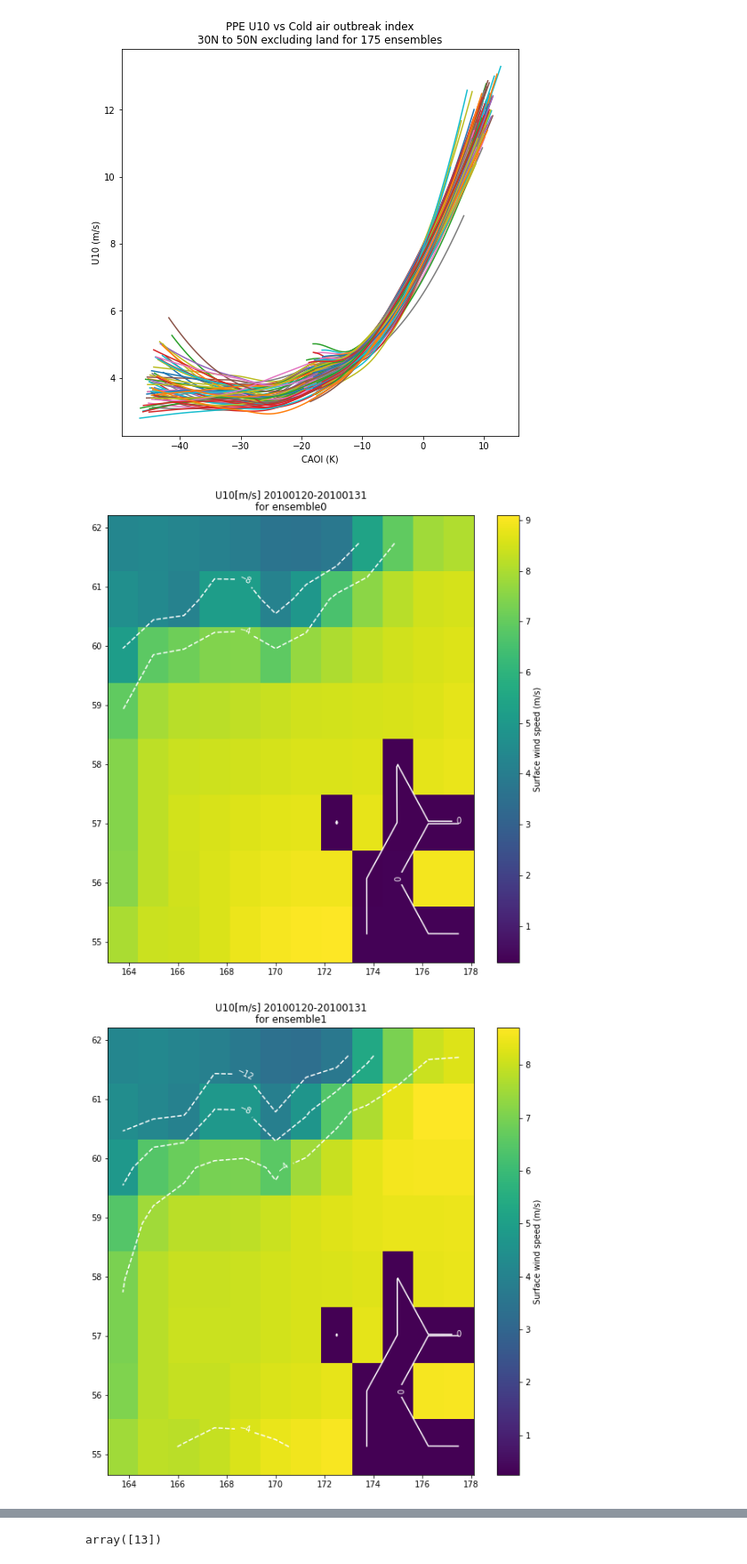
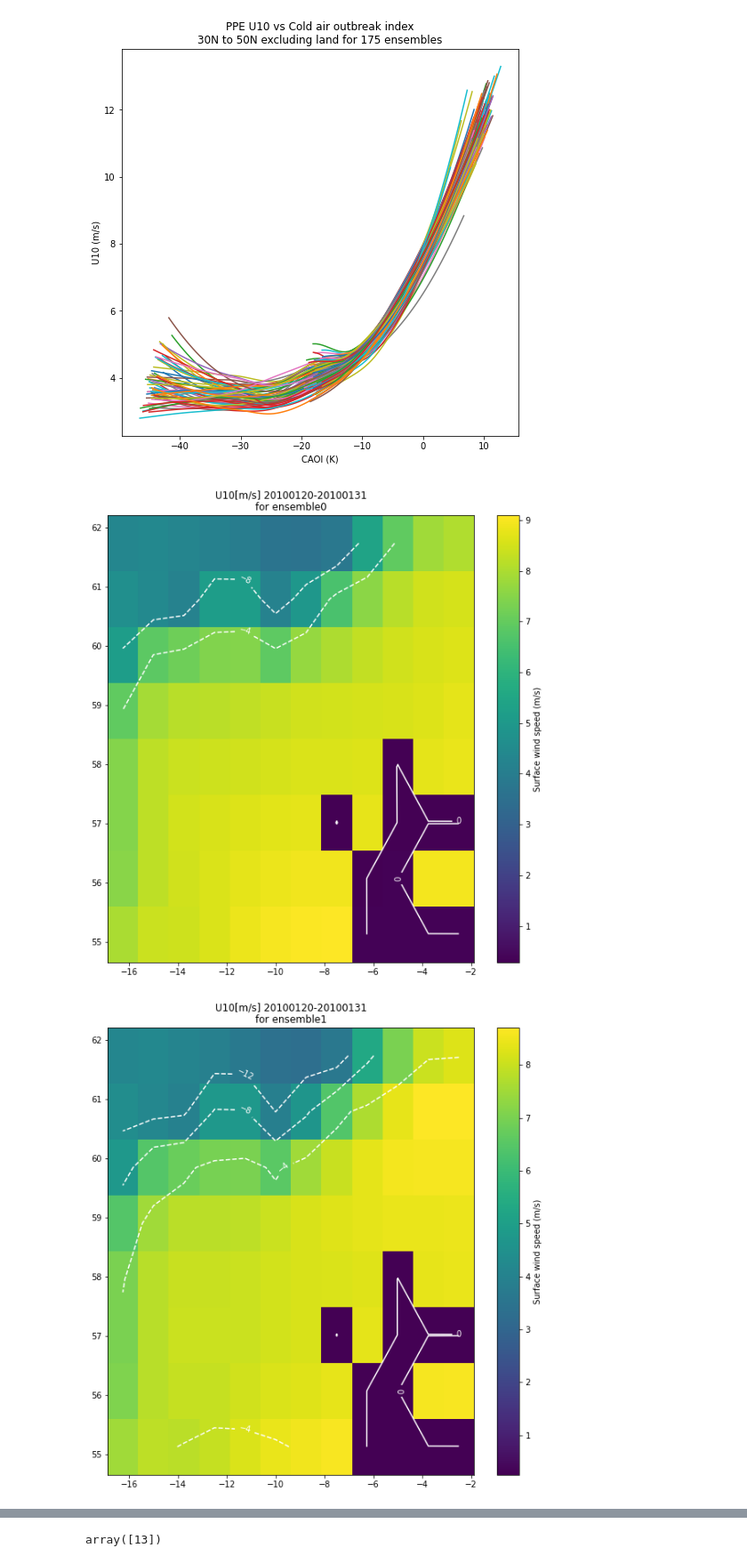
Before and after one commit to geethmaw/link, a Jupyter notebook: PPE_1.ipynb, the cells around one changed output, grey strips where cells are left out. Shown at 89% size. Drawn from its saved outputs; the diff is of its cells as text; code cells hidden in the pictures.

```diff
--- a/PPE_1.ipynb
+++ b/PPE_1.ipynb
@@ -86,36 +88,36 @@ plt.savefig('/glade/u/home/geethma/link/GCMres/ppeU10vsMwithMACLWP.png')
 # %%
 x_lat = np.array(lat_new)
 lat_ind1 = np.where(x_lat == x_lat.flat[np.abs(x_lat - (55)).argmin()])[0]
 lat_ind2 = np.where(x_lat == x_lat.flat[np.abs(x_lat - (63)).argmin()])[0]
 
-x_lon = np.array(lon)
-lon_ind1 = np.where(x_lon == x_lon.flat[np.abs(x_lon - (164)).argmin()])[0]
-lon_ind2 = np.where(x_lon == x_lon.flat[np.abs(x_lon - (179)).argmin()])[0]
+x_lon = np.array(lon-180.)
+lon_ind1 = np.where(x_lon == x_lon.flat[np.abs(x_lon - (-16)).argmin()])[0]
+lon_ind2 = np.where(x_lon == x_lon.flat[np.abs(x_lon - (-1)).argmin()])[0]
 
 for en in range(0,10):
     x_sfcWind = locals()['MIDU10_'+str(en)]
     m_sfcWind = x_sfcWind[:,lat_ind1[0]:lat_ind2[0],lon_ind1[0]:lon_ind2[0]]
 
     x_M = np.subtract(locals()['MIDTS_'+str(en)],locals()['theta_850_'+str(en)])
     m_M = x_M[:,lat_ind1[0]:lat_ind2[0],lon_ind1[0]:lon_ind2[0]]
 
     cao = np.mean(m_M,axis=0)
     sw  = np.mean(m_sfcWind,axis=0)
 
     fig = plt.figure(figsize=(10,10))
     scatter = plt.pcolormesh(x_lon[lon_ind1[0]:lon_ind2[0]], x_lat[lat_ind1[0]:lat_ind2[0]],sw)
     f = plt.contour(x_lon[lon_ind1[0]:lon_ind2[0]], x_lat[lat_ind1[0]:lat_ind2[0]], cao,
                     5,colors='white',levels=[0,4,8,12],linestyles='-')
     g = plt.contour(x_lon[lon_ind1[0]:lon_ind2[0]], x_lat[lat_ind1[0]:lat_ind2[0]], cao,
                     5,colors='white',levels=[-12,-8,-4],linestyles='--')
     cbar = plt.colorbar(scatter)
     cbar.ax.set_ylabel('Surface wind speed (m/s)')
     plt.clabel(f, inline=True, fontsize=10)
     plt.clabel(g, inline=True, fontsize=10)
     plt.title('U10[m/s] 20100120-20100131\nfor ensemble'+str(en))
     # plt.xticks(np.arange(-16, 0, step=2))
     # plt.yticks(np.arange(55, 63, step=1))
-    plt.savefig('/glade/u/home/geethma/link/GCMres/ppeU10'+str(en)+'.png')
+    plt.savefig('/glade/u/home/geethma/link/GCMres/nppeU10'+str(en)+'.png')
 # %% [output]
-[figure, old version]
+[figure, new version]
-[figure, old version]
+[figure, new version]
```
Also changed, not shown: parts of 2 cells of this notebook, 2 other files.
